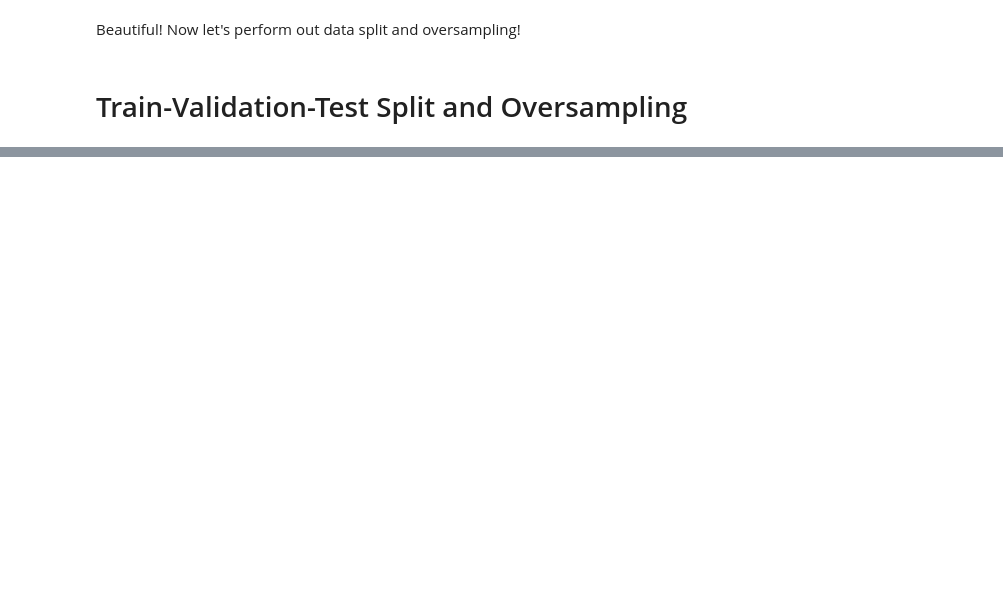
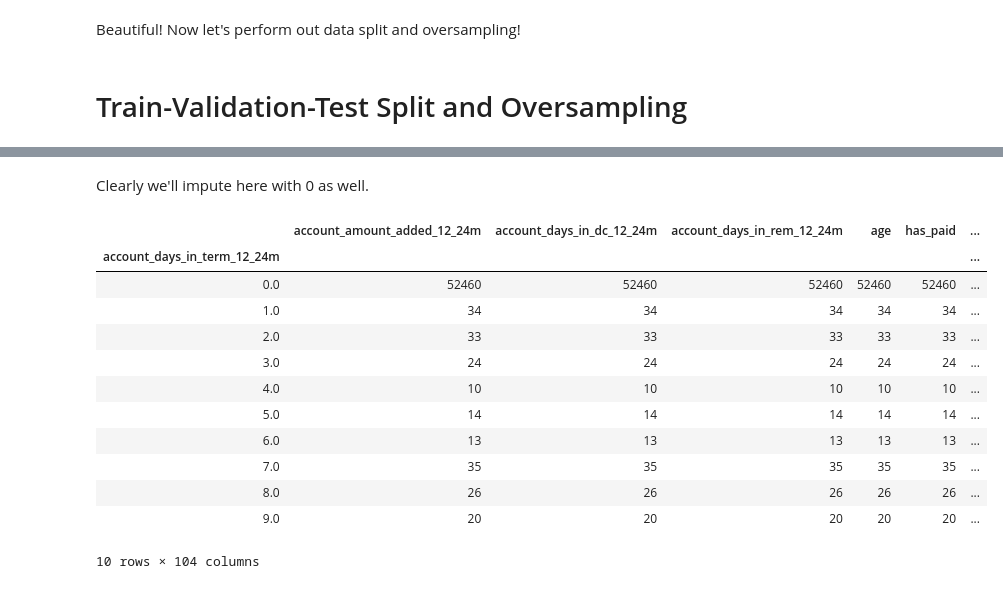
Before and after one commit to trentwoodbury/predicting_account_default, a Jupyter notebook: data_formating_and_modeling.ipynb, the cells around one changed output, grey strips where cells are left out. Cells and saved outputs as stored; diff of their text form; code cells hidden in the pictures; blank space fills up the shorter version.

```diff
--- a/data_formating_and_modeling.ipynb
+++ b/data_formating_and_modeling.ipynb
@@ -168,0 +248,23 @@ holdout_set = dataset
+# %% [markdown]
+Clearly we'll impute here with 0 as well.
+# %%
+(X_train
+    .loc[~np.isnan(X_train.account_days_in_term_12_24m),:]
+    .groupby('account_days_in_term_12_24m')
+    .count()
+    .iloc[:10]
+)
+# %% [output]
+|  | account_amount_added_12_24m | account_days_in_dc_12_24m | account_days_in_rem_12_24m | age | has_paid | ... |
+| account_days_in_term_12_24m |  |  |  |  |  | ... |
+| 0.0 | 52460 | 52460 | 52460 | 52460 | 52460 | ... |
+| 1.0 | 34 | 34 | 34 | 34 | 34 | ... |
+| 2.0 | 33 | 33 | 33 | 33 | 33 | ... |
+| 3.0 | 24 | 24 | 24 | 24 | 24 | ... |
+| 4.0 | 10 | 10 | 10 | 10 | 10 | ... |
+| 5.0 | 14 | 14 | 14 | 14 | 14 | ... |
+| 6.0 | 13 | 13 | 13 | 13 | 13 | ... |
+| 7.0 | 35 | 35 | 35 | 35 | 35 | ... |
+| 8.0 | 26 | 26 | 26 | 26 | 26 | ... |
+| 9.0 | 20 | 20 | 20 | 20 | 20 | ... |
+10 rows × 104 columns
```
Also changed, not shown: parts of 32 cells of this notebook, 1 other file.
